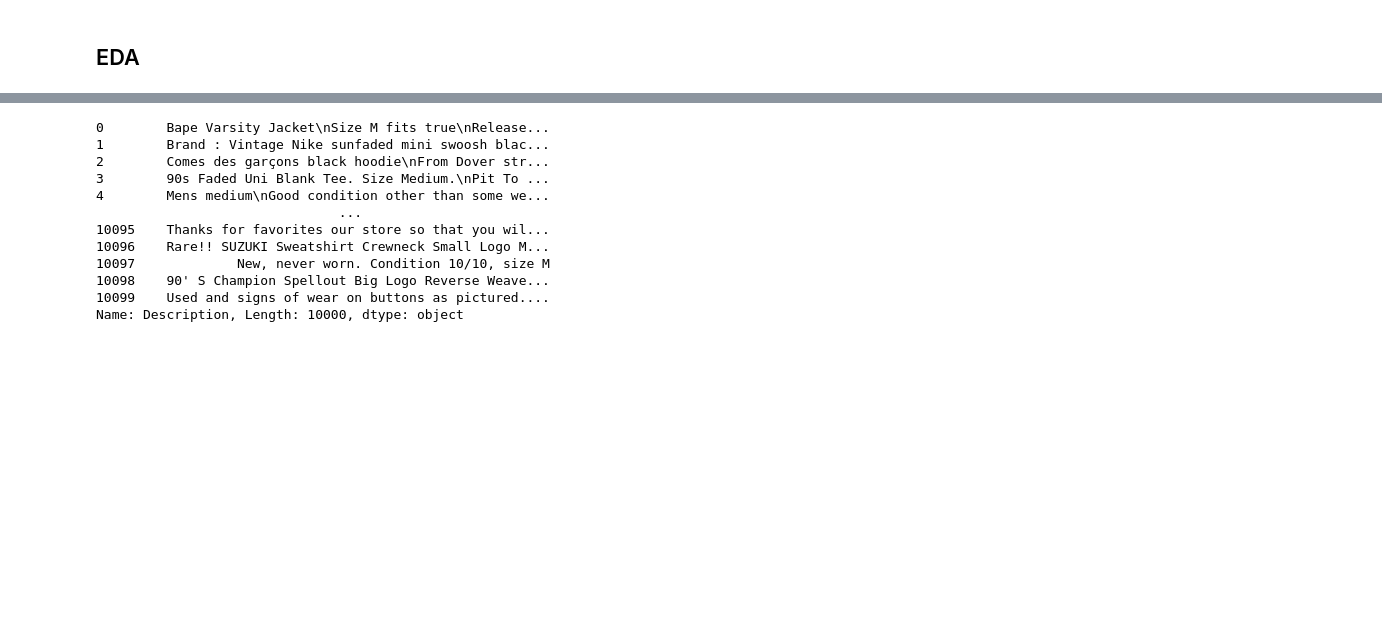
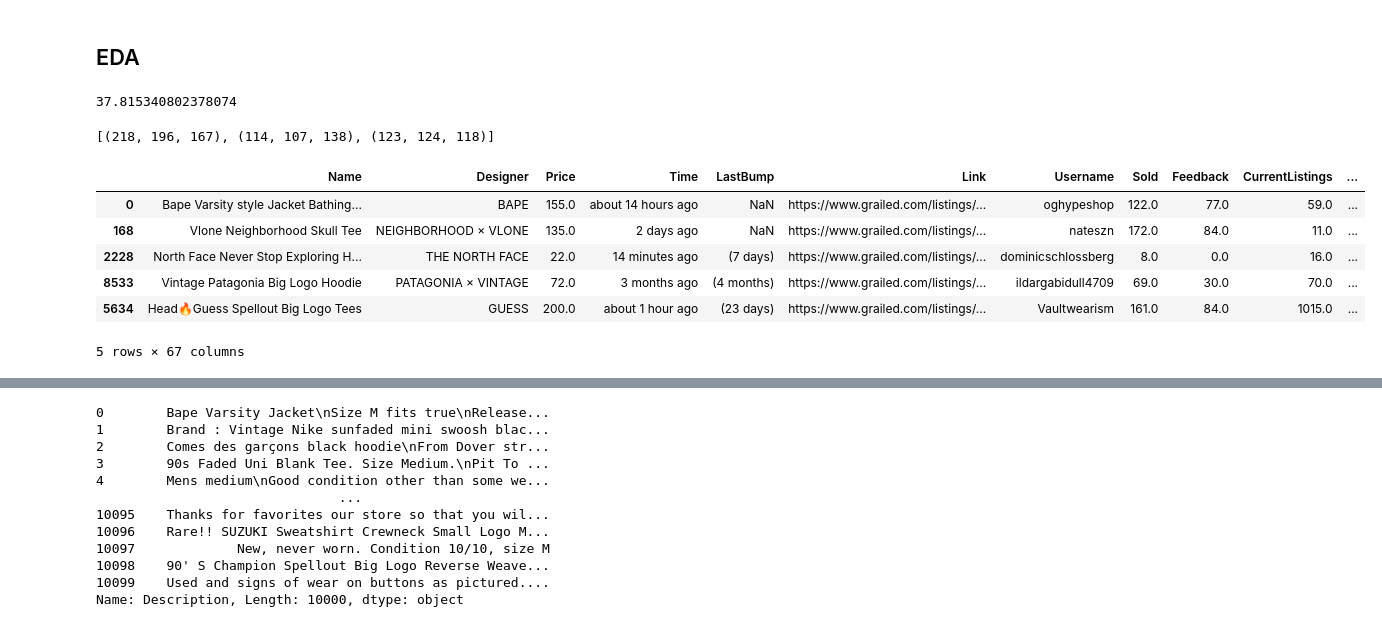
Before and after one commit to bagnine/Clothing_Recommender, a Jupyter notebook: EDA.ipynb, the cells around one changed output, grey strips where cells are left out. Cells and saved outputs as stored; diff of their text form; code cells hidden in the pictures; blank space fills up the shorter version.

```diff
--- a/EDA.ipynb
+++ b/EDA.ipynb
@@ -171,5 +168,9 @@ df = df.dropna(subset=['Name'])
 colordf.set_index('Unnamed: 0', inplace = True)
 # %%
 maindf = df.merge(colordf, left_index=True, right_index=True)
+# %%
+maindf['0'] = maindf['0'].apply(lambda x: eval(x))
+maindf['1'] = maindf['1'].apply(lambda x: eval(x))
+maindf['2'] = maindf['2'].apply(lambda x: eval(x))
 # %% [markdown]
 ## EDA
@@ -175,0 +179,30 @@ maindf = df.merge(colordf, left_index=True, right_index=True)
+# %%
+dist.euclidean(maindf['0'][0], maindf['0'][1])
+# %% [output]
+37.815340802378074
+# %%
+def find_closest_colors(list_of_tuples, list_of_columns, dataframe, number_of_rows):
+    output = []
+    for i in dataframe.index:
+        output.append((sum(
+            [dist.euclidean(list_of_tuples[0], list_of_columns[0][i]),
+            dist.euclidean(list_of_tuples[1], list_of_columns[1][i]),
+            dist.euclidean(list_of_tuples[2], list_of_columns[2][i])]), i))
+    indices = [i[1] for i in sorted(output)[0:5]]
+    return dataframe.iloc[indices]
+# %%
+list_of_tuples = [maindf['0'][0], maindf['1'][0], maindf['2'][0]]
+list_of_columns = [maindf['0'], maindf['1'], maindf['2']]
+list_of_tuples
+# %% [output]
+[(218, 196, 167), (114, 107, 138), (123, 124, 118)]
+# %%
+find_closest_colors(list_of_tuples, list_of_columns, maindf, 5)
+# %% [output]
+|  | Name | Designer | Price | Time | LastBump | Link | Username | Sold | Feedback | CurrentListings | ... |
+| 0 | Bape Varsity style Jacket Bathing... | BAPE | 155.0 | about 14 hours ago | NaN | https://www.grailed.com/listings/... | oghypeshop | 122.0 | 77.0 | 59.0 | ... |
+| 168 | Vlone Neighborhood Skull Tee | NEIGHBORHOOD × VLONE | 135.0 | 2 days ago | NaN | https://www.grailed.com/listings/... | nateszn | 172.0 | 84.0 | 11.0 | ... |
+| 2228 | North Face Never Stop Exploring H... | THE NORTH FACE | 22.0 | 14 minutes ago | (7 days) | https://www.grailed.com/listings/... | dominicschlossberg | 8.0 | 0.0 | 16.0 | ... |
+| 8533 | Vintage Patagonia Big Logo Hoodie | PATAGONIA × VINTAGE | 72.0 | 3 months ago | (4 months) | https://www.grailed.com/listings/... | ildargabidull4709 | 69.0 | 30.0 | 70.0 | ... |
+| 5634 | Head🔥Guess Spellout Big Logo Tees | GUESS | 200.0 | about 1 hour ago | (23 days) | https://www.grailed.com/listings/... | Vaultwearism | 161.0 | 84.0 | 1015.0 | ... |
+5 rows × 67 columns
```
Also changed, not shown: parts of 14 cells of this notebook, 4 other files.
